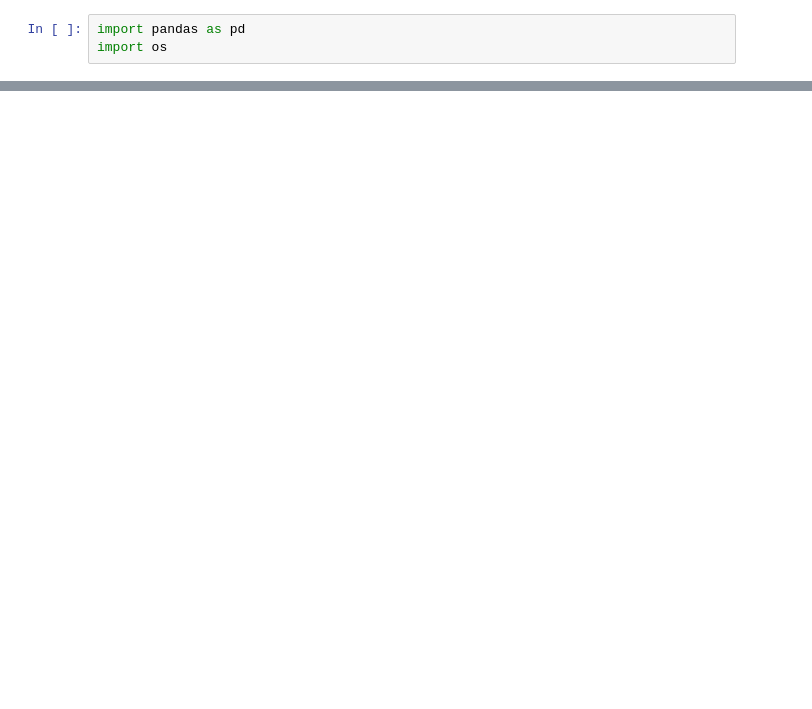
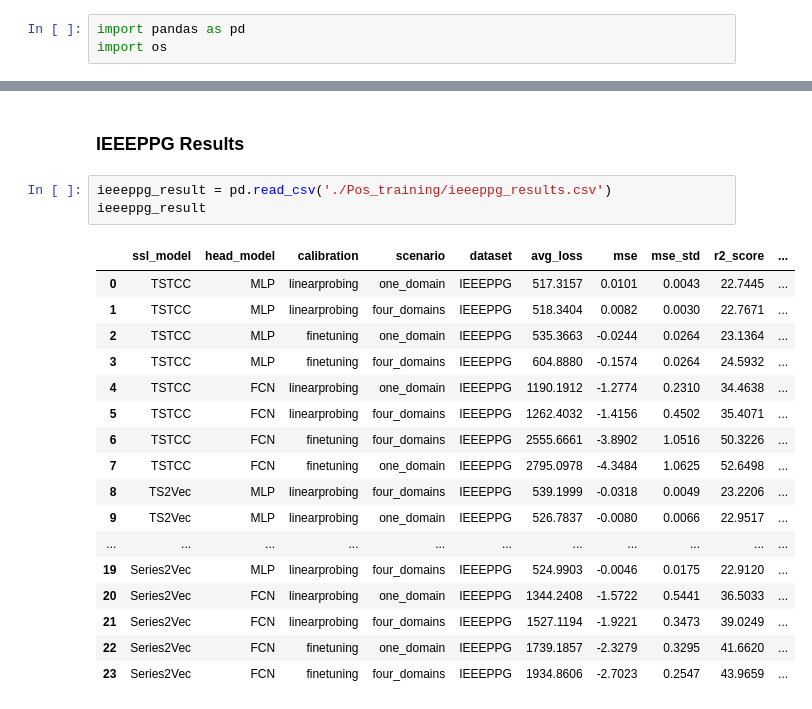
Before and after one commit to adilsonmedronha/data-driven-ecg-ssl, a Jupyter notebook: Results/anaylsis.ipynb, the cells around one changed output, grey strips where cells are left out. Drawn from its saved outputs; the diff is of its cells as text; blank space fills up the shorter version.

```diff
--- a/Results/anaylsis.ipynb
+++ b/Results/anaylsis.ipynb
@@ -53,0 +58,23 @@ combined_df
+# %% [markdown]
+### IEEEPPG Results
+# %%
+ieeeppg_result = pd.read_csv('./Pos_training/ieeeppg_results.csv')
+ieeeppg_result
+# %% [output]
+|  | ssl_model | head_model | calibration | scenario | dataset | avg_loss | mse | mse_std | r2_score | ... |
+| 0 | TSTCC | MLP | linearprobing | one_domain | IEEEPPG | 517.3157 | 0.0101 | 0.0043 | 22.7445 | ... |
+| 1 | TSTCC | MLP | linearprobing | four_domains | IEEEPPG | 518.3404 | 0.0082 | 0.0030 | 22.7671 | ... |
+| 2 | TSTCC | MLP | finetuning | one_domain | IEEEPPG | 535.3663 | -0.0244 | 0.0264 | 23.1364 | ... |
+| 3 | TSTCC | MLP | finetuning | four_domains | IEEEPPG | 604.8880 | -0.1574 | 0.0264 | 24.5932 | ... |
+| 4 | TSTCC | FCN | linearprobing | one_domain | IEEEPPG | 1190.1912 | -1.2774 | 0.2310 | 34.4638 | ... |
+| 5 | TSTCC | FCN | linearprobing | four_domains | IEEEPPG | 1262.4032 | -1.4156 | 0.4502 | 35.4071 | ... |
+| 6 | TSTCC | FCN | finetuning | four_domains | IEEEPPG | 2555.6661 | -3.8902 | 1.0516 | 50.3226 | ... |
+| 7 | TSTCC | FCN | finetuning | one_domain | IEEEPPG | 2795.0978 | -4.3484 | 1.0625 | 52.6498 | ... |
+| 8 | TS2Vec | MLP | linearprobing | four_domains | IEEEPPG | 539.1999 | -0.0318 | 0.0049 | 23.2206 | ... |
+| 9 | TS2Vec | MLP | linearprobing | one_domain | IEEEPPG | 526.7837 | -0.0080 | 0.0066 | 22.9517 | ... |
+| ... | ... | ... | ... | ... | ... | ... | ... | ... | ... | ... |
+| 19 | Series2Vec | MLP | linearprobing | four_domains | IEEEPPG | 524.9903 | -0.0046 | 0.0175 | 22.9120 | ... |
+| 20 | Series2Vec | FCN | linearprobing | one_domain | IEEEPPG | 1344.2408 | -1.5722 | 0.5441 | 36.5033 | ... |
+| 21 | Series2Vec | FCN | linearprobing | four_domains | IEEEPPG | 1527.1194 | -1.9221 | 0.3473 | 39.0249 | ... |
+| 22 | Series2Vec | FCN | finetuning | one_domain | IEEEPPG | 1739.1857 | -2.3279 | 0.3295 | 41.6620 | ... |
+| 23 | Series2Vec | FCN | finetuning | four_domains | IEEEPPG | 1934.8606 | -2.7023 | 0.2547 | 43.9659 | ... |
```
Also changed, not shown: parts of 7 cells of this notebook, 2 other files.
